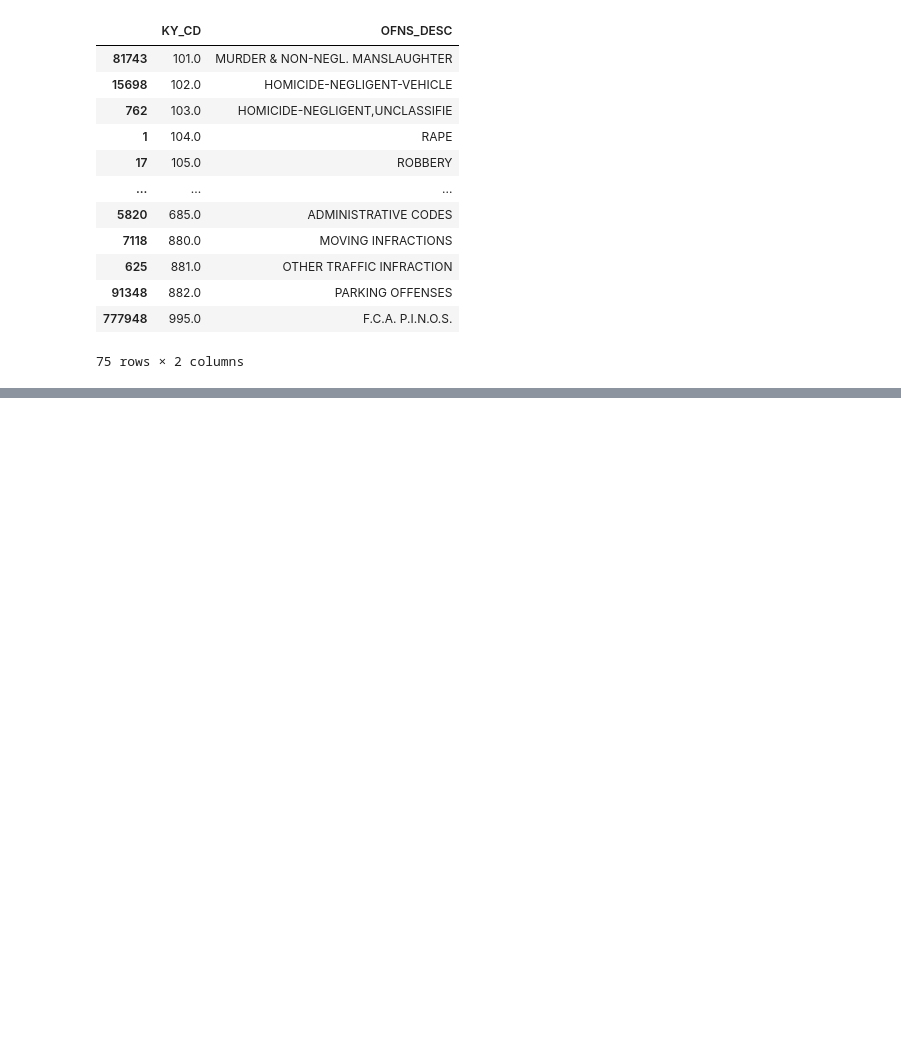
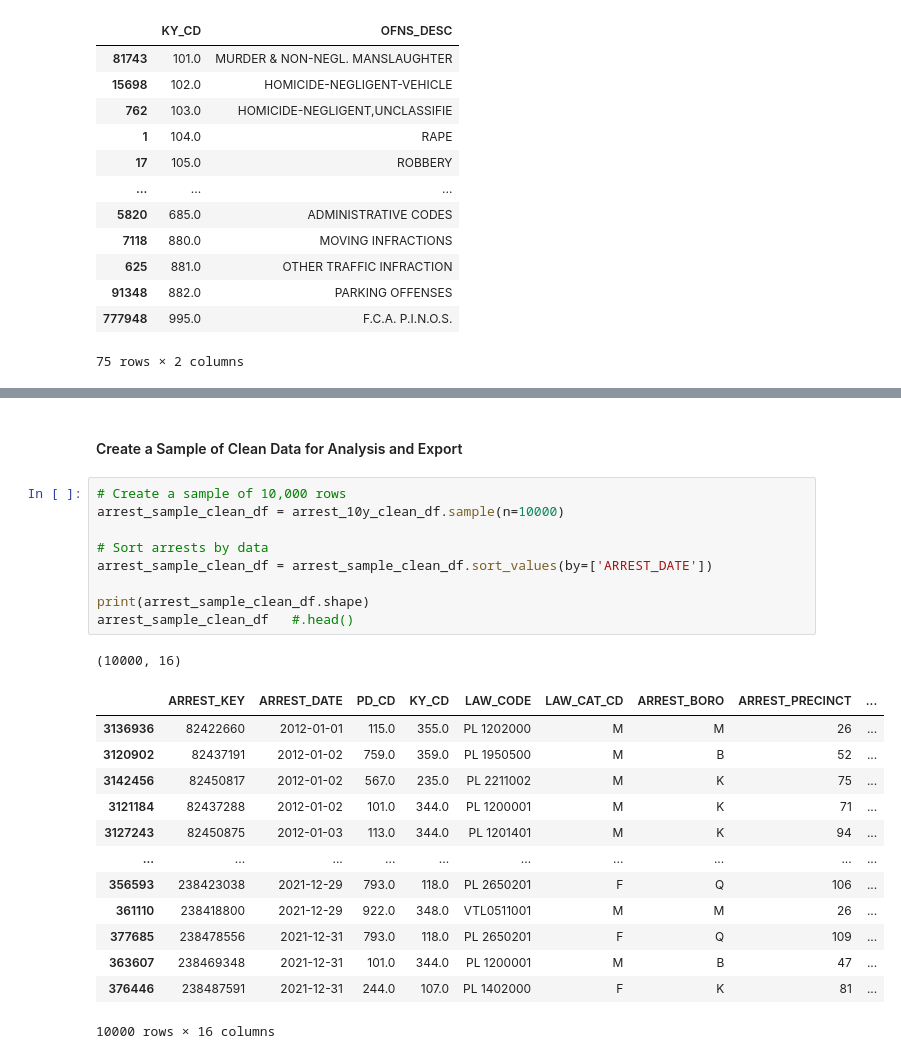
Before and after one commit to djaiello/NYPD_Arrests_Final_Project, a Jupyter notebook: NYPD_Arrests_Data_ETL.ipynb, the cells around one changed output, grey strips where cells are left out. Saved outputs shown, nothing was run; the diff lists cells and outputs as text; blank space fills up the shorter version.

```diff
--- a/NYPD_Arrests_Data_ETL.ipynb
+++ b/NYPD_Arrests_Data_ETL.ipynb
@@ -217,0 +427,26 @@ key_code_df   #.head()
+# %% [markdown]
+#### Create a Sample of Clean Data for Analysis and Export
+# %%
+# Create a sample of 10,000 rows
+arrest_sample_clean_df = arrest_10y_clean_df.sample(n=10000)
+
+# Sort arrests by data
+arrest_sample_clean_df = arrest_sample_clean_df.sort_values(by=['ARREST_DATE'])
+
+print(arrest_sample_clean_df.shape)
+arrest_sample_clean_df   #.head()
+# %% [output]
+(10000, 16)
+|  | ARREST_KEY | ARREST_DATE | PD_CD | KY_CD | LAW_CODE | LAW_CAT_CD | ARREST_BORO | ARREST_PRECINCT | ... |
+| 3136936 | 82422660 | 2012-01-01 | 115.0 | 355.0 | PL 1202000 | M | M | 26 | ... |
+| 3120902 | 82437191 | 2012-01-02 | 759.0 | 359.0 | PL 1950500 | M | B | 52 | ... |
+| 3142456 | 82450817 | 2012-01-02 | 567.0 | 235.0 | PL 2211002 | M | K | 75 | ... |
+| 3121184 | 82437288 | 2012-01-02 | 101.0 | 344.0 | PL 1200001 | M | K | 71 | ... |
+| 3127243 | 82450875 | 2012-01-03 | 113.0 | 344.0 | PL 1201401 | M | K | 94 | ... |
+| ... | ... | ... | ... | ... | ... | ... | ... | ... | ... |
+| 356593 | 238423038 | 2021-12-29 | 793.0 | 118.0 | PL 2650201 | F | Q | 106 | ... |
+| 361110 | 238418800 | 2021-12-29 | 922.0 | 348.0 | VTL0511001 | M | M | 26 | ... |
+| 377685 | 238478556 | 2021-12-31 | 793.0 | 118.0 | PL 2650201 | F | Q | 109 | ... |
+| 363607 | 238469348 | 2021-12-31 | 101.0 | 344.0 | PL 1200001 | M | B | 47 | ... |
+| 376446 | 238487591 | 2021-12-31 | 244.0 | 107.0 | PL 1402000 | F | K | 81 | ... |
+10000 rows × 16 columns
```
Also changed, not shown: parts of 21 cells of this notebook.
